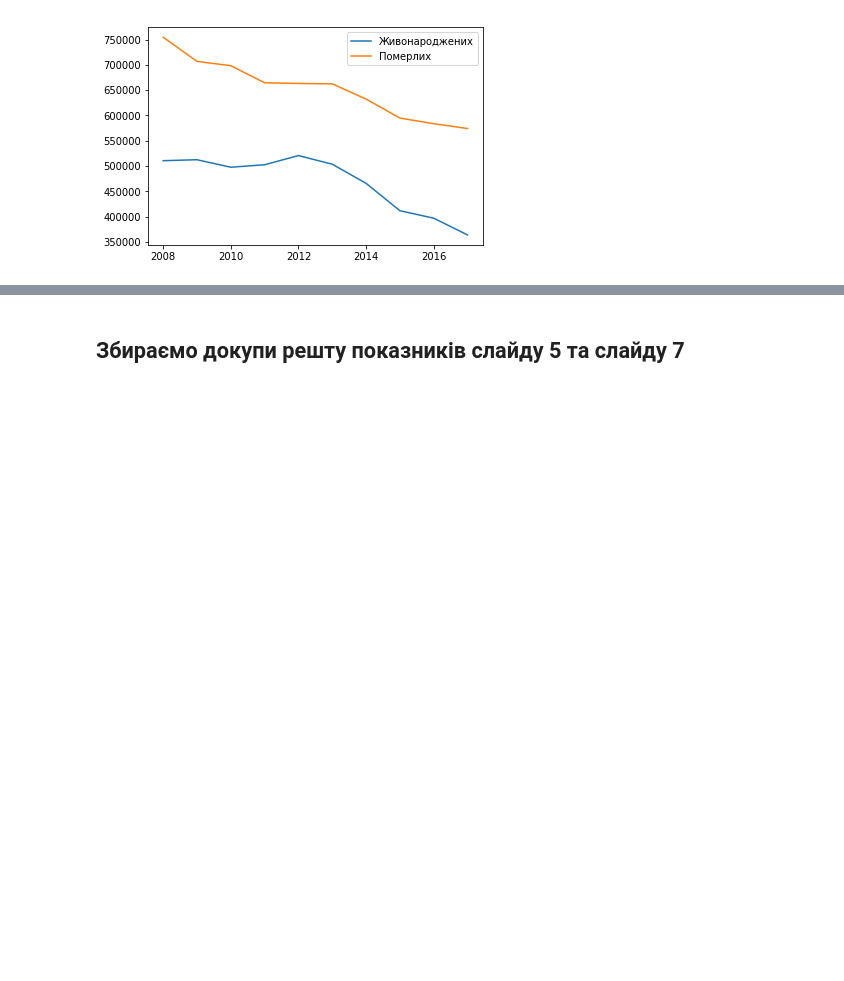
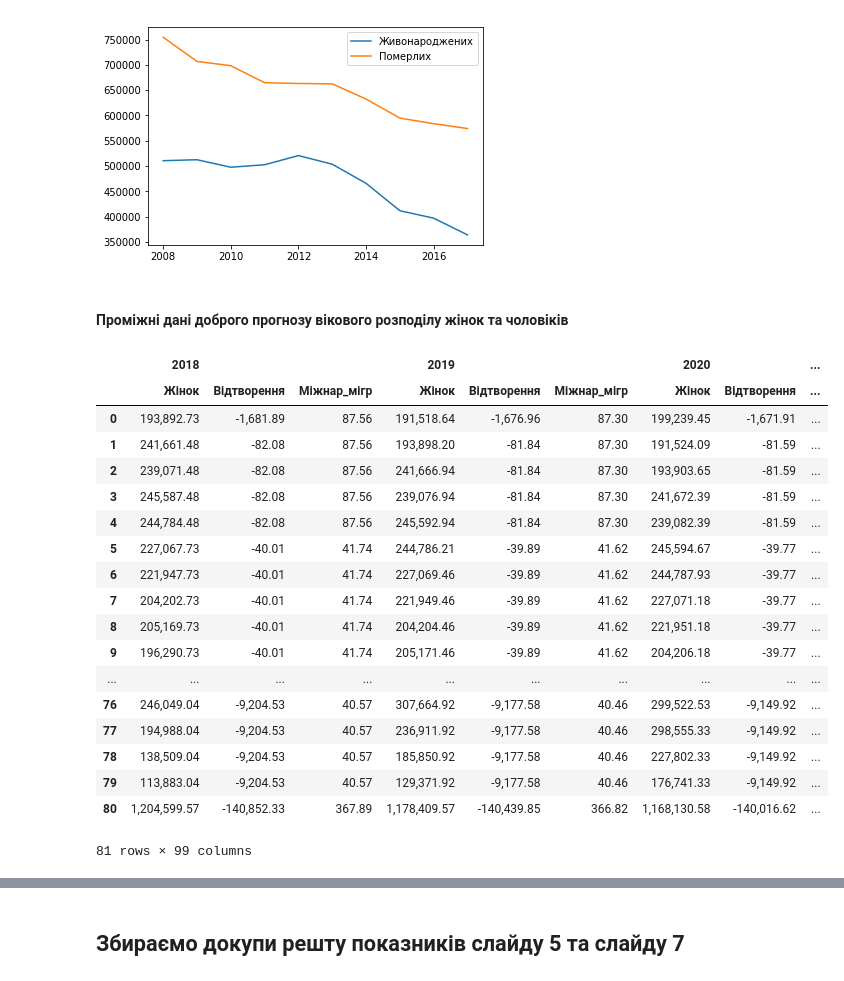
Before and after one commit to lukas1326/UkrViewPresentation, a Jupyter notebook: slide5_7/pop_model_AI_2017.ipynb, the cells around one changed output, grey strips where cells are left out. Drawn from its saved outputs; the diff is of its cells as text; code cells hidden in the pictures; blank space fills up the shorter version.

```diff
--- a/slide5_7/pop_model_AI_2017.ipynb
+++ b/slide5_7/pop_model_AI_2017.ipynb
@@ -442,3 +431,35 @@ def prognos_pomer(year,f_years,m_years,kfert):
         ye.append(year+1+i)
 
     return pd.DataFrame(z,ye).T
+# %%
+def vidtvor_nas_f(year,f_years,m_years,kfert):
+    z=[]
+    ye=[]
+    pop_total=f_years.sum()+m_years.sum()
+    for i in range(len(kfert)):
+        fy=model(f_years,m_years,kfert[i],0.136060581939936)[0]
+        my=model(f_years,m_years,kfert[i],0.136060581939936)[1]
+        pt=model(f_years,m_years,kfert[i],0.136060581939936)[2]
+        z.append(model(f_years,m_years,kfert[i],0.136060581939936)[3])
+        f_years=fy
+        m_years=my
+        pop_total=pt
+        ye.append(year+1+i)
+
+    return pd.DataFrame(z,ye).T
+# %%
+def migrant_f_years(year,f_years,m_years,kfert):
+    z=[]
+    ye=[]
+    pop_total=f_years.sum()+m_years.sum()
+    for i in range(len(kfert)):
+        fy=model(f_years,m_years,kfert[i],0.136060581939936)[0]
+        my=model(f_years,m_years,kfert[i],0.136060581939936)[1]
+        pt=model(f_years,m_years,kfert[i],0.136060581939936)[2]
+        z.append(model(f_years,m_years,kfert[i],0.136060581939936)[7])
+        f_years=fy
+        m_years=my
+        pop_total=pt
+        ye.append(year+1+i)
+
+    return pd.DataFrame(z,ye).T
@@ -635,3 +690,34 @@ ukrstat.loc[['Живонароджених','Померлих']].T.plot.line()
 # %% [output]
 <matplotlib.axes._subplots.AxesSubplot at 0x...>
 [figure]
+# %% [markdown]
+#### Проміжні дані доброго прогнозу вікового розподілу жінок та чоловіків
+# %%
+vidt_f=vidtvor_nas_f(2017,f,m,kfert_good)
+# %%
+migr_f=migrant_f_years(2017,f,m,kfert_good)
+# %%
+z_order = pd.Categorical(['Жінок','Відтворення', 'Міжнар_мігр'],ordered=True)
+table_f2017=pd.concat([opt_f,vidt_f, migr_f], axis=1, keys=z_order).reorder_levels([1,0],axis=1).sort_index(axis=1)
+table_f2017=table_f2017.reindex(columns=z_order,level=1)
+table_f2017
+# %% [output]
+|  | 2018 |  |  | 2019 |  |  | 2020 |  | ... |
+|  | Жінок | Відтворення | Міжнар_мігр | Жінок | Відтворення | Міжнар_мігр | Жінок | Відтворення | ... |
+| 0 | 193,892.73 | -1,681.89 | 87.56 | 191,518.64 | -1,676.96 | 87.30 | 199,239.45 | -1,671.91 | ... |
+| 1 | 241,661.48 | -82.08 | 87.56 | 193,898.20 | -81.84 | 87.30 | 191,524.09 | -81.59 | ... |
+| 2 | 239,071.48 | -82.08 | 87.56 | 241,666.94 | -81.84 | 87.30 | 193,903.65 | -81.59 | ... |
+| 3 | 245,587.48 | -82.08 | 87.56 | 239,076.94 | -81.84 | 87.30 | 241,672.39 | -81.59 | ... |
+| 4 | 244,784.48 | -82.08 | 87.56 | 245,592.94 | -81.84 | 87.30 | 239,082.39 | -81.59 | ... |
+| 5 | 227,067.73 | -40.01 | 41.74 | 244,786.21 | -39.89 | 41.62 | 245,594.67 | -39.77 | ... |
+| 6 | 221,947.73 | -40.01 | 41.74 | 227,069.46 | -39.89 | 41.62 | 244,787.93 | -39.77 | ... |
+| 7 | 204,202.73 | -40.01 | 41.74 | 221,949.46 | -39.89 | 41.62 | 227,071.18 | -39.77 | ... |
+| 8 | 205,169.73 | -40.01 | 41.74 | 204,204.46 | -39.89 | 41.62 | 221,951.18 | -39.77 | ... |
+| 9 | 196,290.73 | -40.01 | 41.74 | 205,171.46 | -39.89 | 41.62 | 204,206.18 | -39.77 | ... |
+| ... | ... | ... | ... | ... | ... | ... | ... | ... | ... |
+| 76 | 246,049.04 | -9,204.53 | 40.57 | 307,664.92 | -9,177.58 | 40.46 | 299,522.53 | -9,149.92 | ... |
+| 77 | 194,988.04 | -9,204.53 | 40.57 | 236,911.92 | -9,177.58 | 40.46 | 298,555.33 | -9,149.92 | ... |
+| 78 | 138,509.04 | -9,204.53 | 40.57 | 185,850.92 | -9,177.58 | 40.46 | 227,802.33 | -9,149.92 | ... |
+| 79 | 113,883.04 | -9,204.53 | 40.57 | 129,371.92 | -9,177.58 | 40.46 | 176,741.33 | -9,149.92 | ... |
+| 80 | 1,204,599.57 | -140,852.33 | 367.89 | 1,178,409.57 | -140,439.85 | 366.82 | 1,168,130.58 | -140,016.62 | ... |
+81 rows × 99 columns
```
Also changed, not shown: parts of 22 cells of this notebook, 2 other files.
